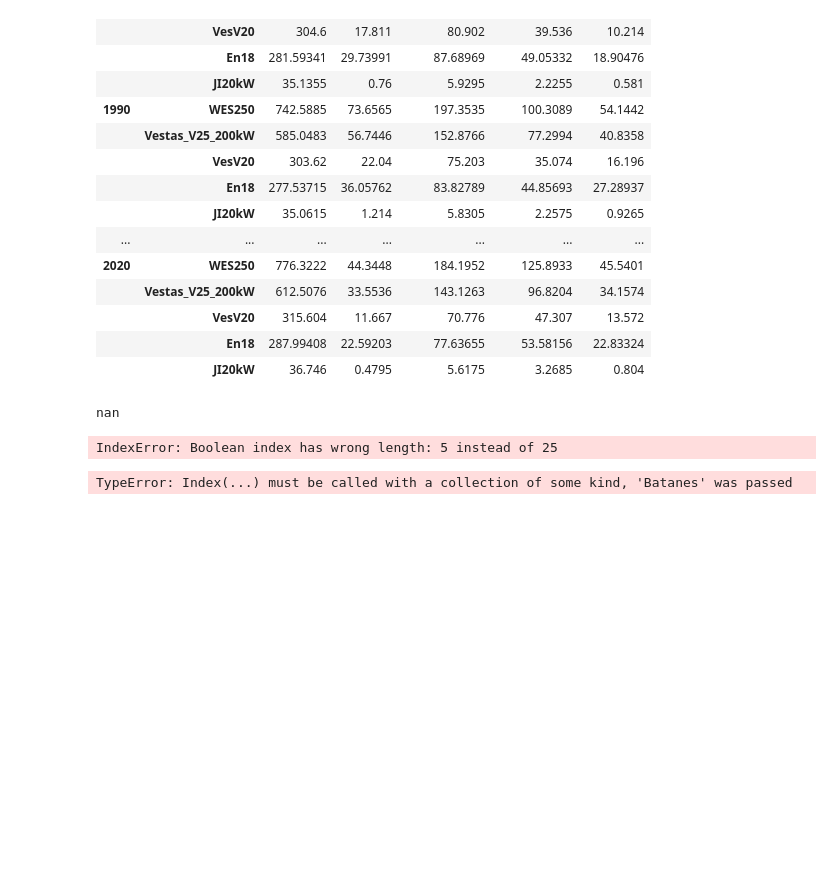
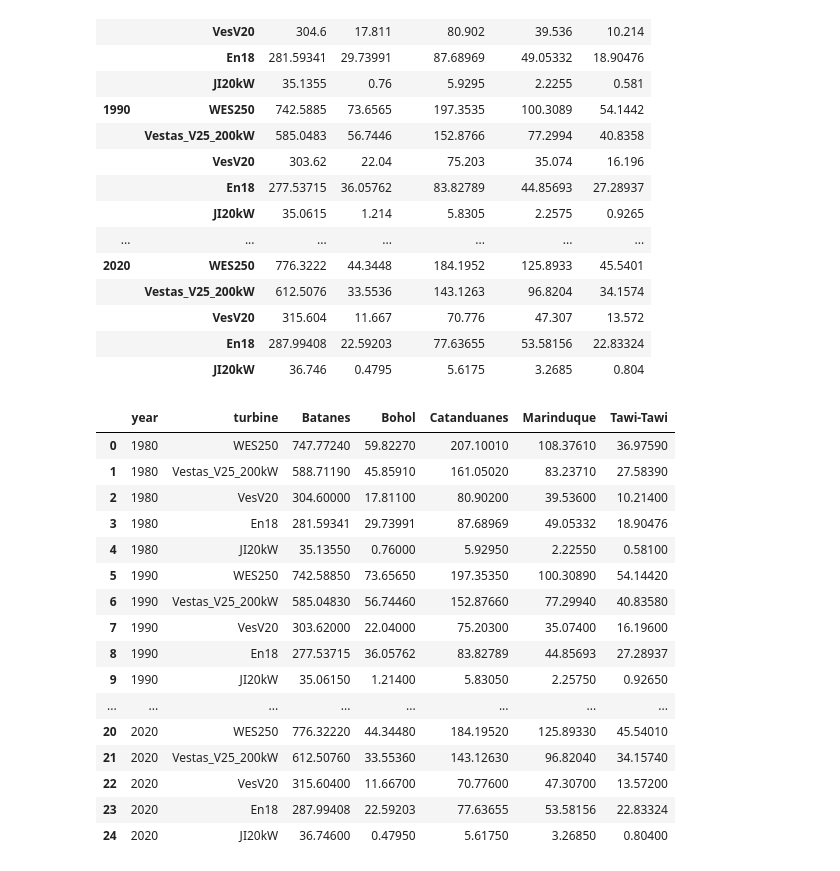
Before and after one commit to virio-andreyana/WEA, a Jupyter notebook: calculate_power_with_year.ipynb, the cells around one changed output. Saved outputs shown, nothing was run; the diff lists cells and outputs as text; code cells hidden in the pictures; blank space fills up the shorter version.

```diff
--- a/calculate_power_with_year.ipynb
+++ b/calculate_power_with_year.ipynb
@@ -55,8 +55,23 @@ power_df
 |  | En18 | 287.99408 | 22.59203 | 77.63655 | 53.58156 | 22.83324 |
 |  | JI20kW | 36.746 | 0.4795 | 5.6175 | 3.2685 | 0.804 |
 # %%
-power_df = pd.DataFrame(columns=island,index=pd.MultiIndex.from_product([years, turbine_typ]))
+power_df = pd.read_csv("results/energieertrag_MWh_a_all_year.csv").rename(columns={'Unnamed: 0':'year','Unnamed: 1':'turbine'})
+power_df
+# %% [output]
+|  | year | turbine | Batanes | Bohol | Catanduanes | Marinduque | Tawi-Tawi |
+| 0 | 1980 | WES250 | 747.77240 | 59.82270 | 207.10010 | 108.37610 | 36.97590 |
+| 1 | 1980 | Vestas_V25_200kW | 588.71190 | 45.85910 | 161.05020 | 83.23710 | 27.58390 |
+| 2 | 1980 | VesV20 | 304.60000 | 17.81100 | 80.90200 | 39.53600 | 10.21400 |
+| 3 | 1980 | En18 | 281.59341 | 29.73991 | 87.68969 | 49.05332 | 18.90476 |
+| 4 | 1980 | JI20kW | 35.13550 | 0.76000 | 5.92950 | 2.22550 | 0.58100 |
+| 5 | 1990 | WES250 | 742.58850 | 73.65650 | 197.35350 | 100.30890 | 54.14420 |
+| 6 | 1990 | Vestas_V25_200kW | 585.04830 | 56.74460 | 152.87660 | 77.29940 | 40.83580 |
+| 7 | 1990 | VesV20 | 303.62000 | 22.04000 | 75.20300 | 35.07400 | 16.19600 |
+| 8 | 1990 | En18 | 277.53715 | 36.05762 | 83.82789 | 44.85693 | 27.28937 |
+| 9 | 1990 | JI20kW | 35.06150 | 1.21400 | 5.83050 | 2.25750 | 0.92650 |
+| ... | ... | ... | ... | ... | ... | ... | ... |
+| 20 | 2020 | WES250 | 776.32220 | 44.34480 | 184.19520 | 125.89330 | 45.54010 |
+| 21 | 2020 | Vestas_V25_200kW | 612.50760 | 33.55360 | 143.12630 | 96.82040 | 34.15740 |
+| 22 | 2020 | VesV20 | 315.60400 | 11.66700 | 70.77600 | 47.30700 | 13.57200 |
+| 23 | 2020 | En18 | 287.99408 | 22.59203 | 77.63655 | 53.58156 | 22.83324 |
+| 24 | 2020 | JI20kW | 36.74600 | 0.47950 | 5.61750 | 3.26850 | 0.80400 |
-# %%
-power_df.loc[("1980","WES250"),"Batanes"]
-# %% [output]
-nan
@@ -67,8 +77,0 @@ df = pd.MultiIndex.from_product(iterables, names=["first", "second"])
-# %%
-power_df.loc[(power_df.columns == "Batanes")]
-# %% [output]
-IndexError: Boolean index has wrong length: 5 instead of 25
-# %%
-power_df.columns = "Batanes"
-# %% [output]
-TypeError: Index(...) must be called with a collection of some kind, 'Batanes' was passed
```
Also changed, not shown: parts of 3 cells of this notebook, 1 other file.
